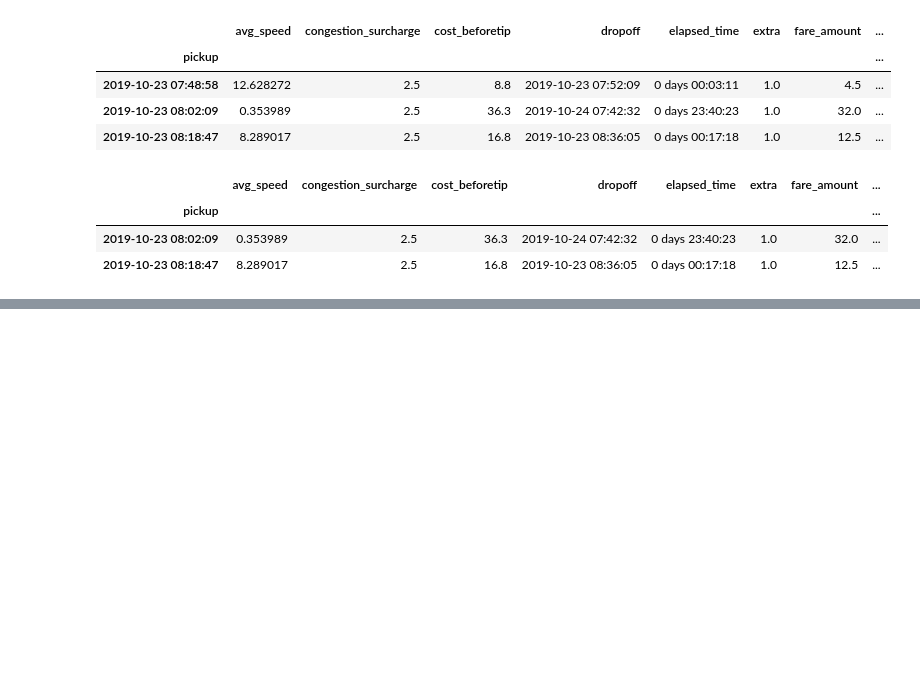
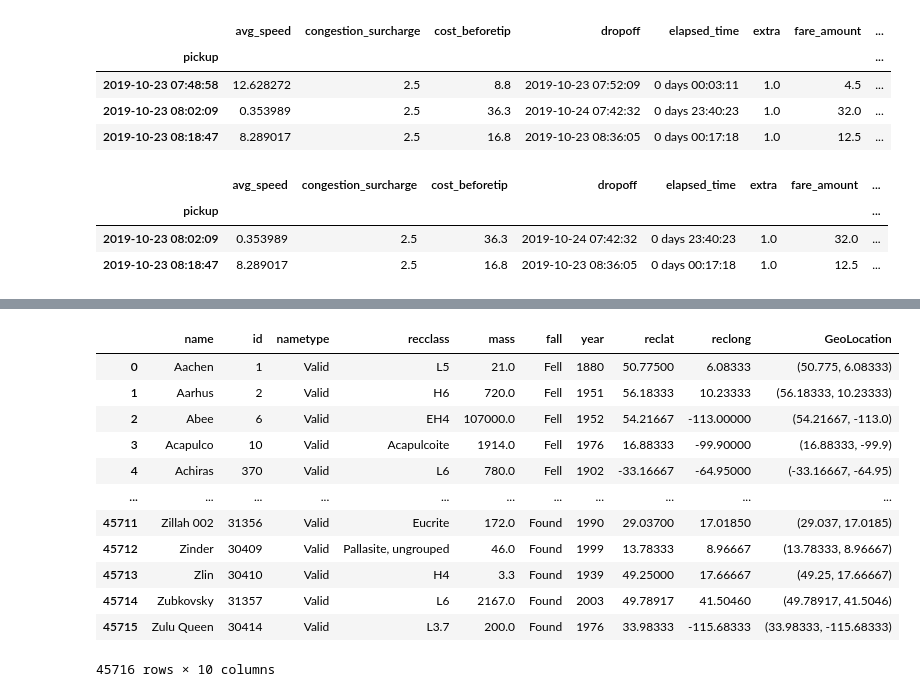
Before and after one commit to 99tyler99/Python, a Jupyter notebook: Python Charmers Fundamentals 04.ipynb, the cells around one changed output, grey strips where cells are left out. Drawn from its saved outputs; the diff is of its cells as text; code cells hidden in the pictures; blank space fills up the shorter version.

```diff
--- a/Python Charmers Fundamentals 04.ipynb
+++ b/Python Charmers Fundamentals 04.ipynb
@@ -288,0 +325,20 @@ taxis.head()
+# %%
+#Using the meteorite data from the Meteorite_Landings.csv file, update the year column to only contain the year, convert it to a numeric data type,
+#and create a new column indicating whether the meteorite was observed falling before 1970.
+#Set the index to the id column and extract all the rows with IDs between 10,036 and 10,040 (inclusive) with loc[]
+meteorites['year'] = meteorites['year'].str.slice(start=6,stop=10)
+meteorites
+# %% [output]
+|  | name | id | nametype | recclass | mass | fall | year | reclat | reclong | GeoLocation |
+| 0 | Aachen | 1 | Valid | L5 | 21.0 | Fell | 1880 | 50.77500 | 6.08333 | (50.775, 6.08333) |
+| 1 | Aarhus | 2 | Valid | H6 | 720.0 | Fell | 1951 | 56.18333 | 10.23333 | (56.18333, 10.23333) |
+| 2 | Abee | 6 | Valid | EH4 | 107000.0 | Fell | 1952 | 54.21667 | -113.00000 | (54.21667, -113.0) |
+| 3 | Acapulco | 10 | Valid | Acapulcoite | 1914.0 | Fell | 1976 | 16.88333 | -99.90000 | (16.88333, -99.9) |
+| 4 | Achiras | 370 | Valid | L6 | 780.0 | Fell | 1902 | -33.16667 | -64.95000 | (-33.16667, -64.95) |
+| ... | ... | ... | ... | ... | ... | ... | ... | ... | ... | ... |
+| 45711 | Zillah 002 | 31356 | Valid | Eucrite | 172.0 | Found | 1990 | 29.03700 | 17.01850 | (29.037, 17.0185) |
+| 45712 | Zinder | 30409 | Valid | Pallasite, ungrouped | 46.0 | Found | 1999 | 13.78333 | 8.96667 | (13.78333, 8.96667) |
+| 45713 | Zlin | 30410 | Valid | H4 | 3.3 | Found | 1939 | 49.25000 | 17.66667 | (49.25, 17.66667) |
+| 45714 | Zubkovsky | 31357 | Valid | L6 | 2167.0 | Found | 2003 | 49.78917 | 41.50460 | (49.78917, 41.5046) |
+| 45715 | Zulu Queen | 30414 | Valid | L3.7 | 200.0 | Found | 1976 | 33.98333 | -115.68333 | (33.98333, -115.68333) |
+45716 rows × 10 columns
```
Also changed, not shown: parts of 6 cells of this notebook.
